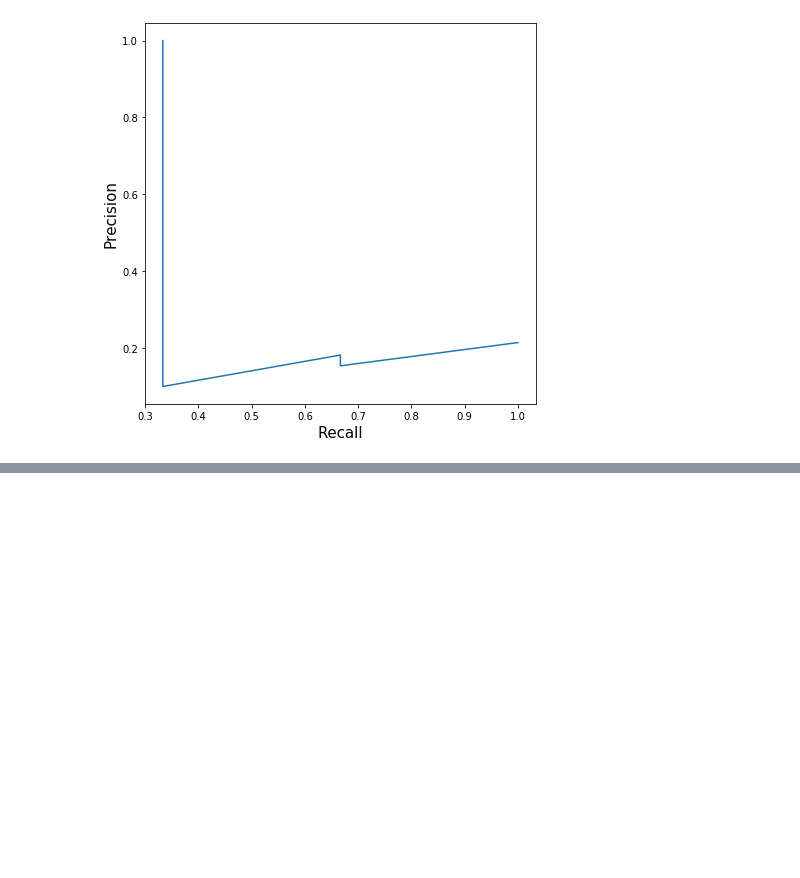
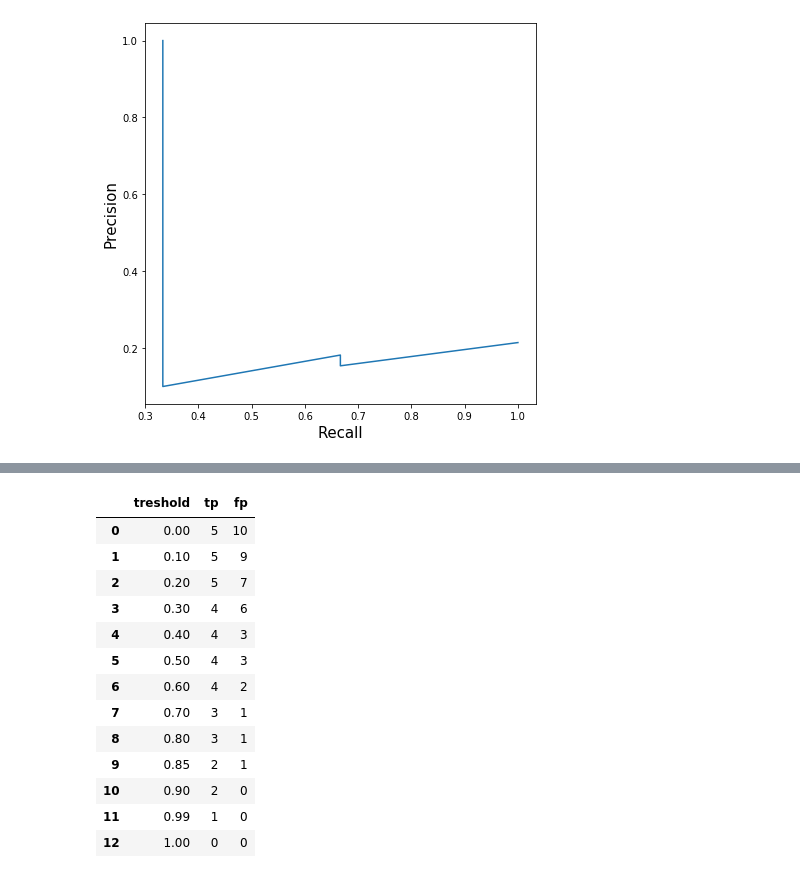
Before and after one commit to JnavioT/Practice_ML_DL, a Jupyter notebook: C3_Evaluation_metrics/metrics.ipynb, the cells around one changed output, grey strips where cells are left out. Cells and saved outputs as stored; diff of their text form; code cells hidden in the pictures; blank space fills up the shorter version.

```diff
--- a/C3_Evaluation_metrics/metrics.ipynb
+++ b/C3_Evaluation_metrics/metrics.ipynb
@@ -52,0 +126,35 @@ NameError: name 'f1' is not defined
+# %%
+#Calculating TP and FP:
+tp_list = []
+fp_list = []
+for thresh in thresholds:
+    # calculate predictions for a given threshold
+    temp_pred = [1 if x >= thresh else 0 for x in y_pred]
+    # calculate tp
+    temp_tp = true_positive(y_true, temp_pred)
+    # calculate fp
+    temp_fp = false_positive(y_true, temp_pred)
+    # append tp and fp to lists
+    tp_list.append(temp_tp)
+    fp_list.append(temp_fp)
+# %%
+
+df_tp_fp = pd.DataFrame(list(zip(thresholds,tp_list,fp_list)), columns =['treshold', 'tp', 'fp'])
+df_tp_fp
+#Seeing the table and graphic of ROC we are interested to have high tp and small fp, so treshold = 0.6 seems to be the more convenient
+#Most of the time top-left value on ROC curve gives a quite good treshold
+# %% [output]
+|  | treshold | tp | fp |
+| 0 | 0.00 | 5 | 10 |
+| 1 | 0.10 | 5 | 9 |
+| 2 | 0.20 | 5 | 7 |
+| 3 | 0.30 | 4 | 6 |
+| 4 | 0.40 | 4 | 3 |
+| 5 | 0.50 | 4 | 3 |
+| 6 | 0.60 | 4 | 2 |
+| 7 | 0.70 | 3 | 1 |
+| 8 | 0.80 | 3 | 1 |
+| 9 | 0.85 | 2 | 1 |
+| 10 | 0.90 | 2 | 0 |
+| 11 | 0.99 | 1 | 0 |
+| 12 | 1.00 | 0 | 0 |
```
Also changed, not shown: parts of 7 cells of this notebook, 1 other file.
